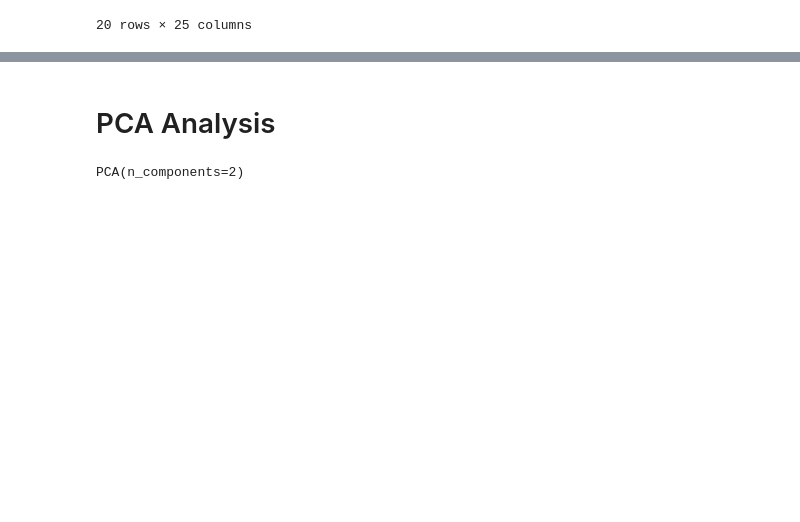
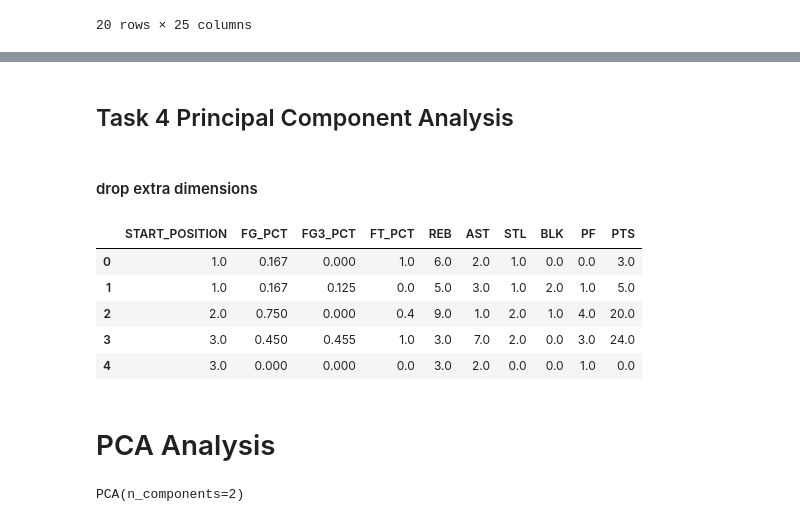
Before and after one commit to harism91/NBA-Data-mining-project, a Jupyter notebook: NBA dataset.ipynb, the cells around one changed output, grey strips where cells are left out. Drawn from its saved outputs; the diff is of its cells as text; code cells hidden in the pictures; blank space fills up the shorter version.

```diff
--- a/NBA dataset.ipynb
+++ b/NBA dataset.ipynb
@@ -215,0 +196,2 @@ data.groupby('TEAM_ID').mean()
+# %% [markdown]
+## Task 4 Principal Component Analysis
@@ -216,3 +202,34 @@ data.groupby('TEAM_ID').mean()
+# %% [markdown]
+#### drop extra dimensions
+# %%
+t4.drop(['GAME_ID'], axis=1, inplace=True)
+t4.drop(['TEAM_ID'], axis=1, inplace=True)
+t4.drop(['PLAYER_ID'], axis=1, inplace=True)
+t4.drop(['MIN'], axis=1, inplace=True)
+t4.drop(['FGM'], axis=1, inplace=True)
+t4.drop(['FGA'], axis=1, inplace=True)
+t4.drop(['FG3M'], axis=1, inplace=True)
+t4.drop(['FG3A'], axis=1, inplace=True)
+t4.drop(['PLUS_MINUS'], axis=1, inplace=True)
+t4.drop(['DREB'], axis=1, inplace=True)
+t4.drop(['OREB'], axis=1, inplace=True)
+t4.drop(['FTM'], axis=1, inplace=True)
+t4.drop(['FTA'], axis=1, inplace=True)
+t4.drop(['TO'], axis=1, inplace=True)
+t4.drop(['PLAYER_NAME'], axis=1, inplace=True)
+# t1.drop(['START_POSITION'], axis=1, inplace=True)
+# t1.drop(['FG_PCT'], axis=1, inplace=True)
+# t1.drop(['FG3_PCT'], axis=1, inplace=True)
+# t1.drop(['FT_PCT'], axis=1, inplace=True)
+# t1.drop(['PF'], axis=1, inplace=True)
+t4.head()
+# %% [output]
+|  | START_POSITION | FG_PCT | FG3_PCT | FT_PCT | REB | AST | STL | BLK | PF | PTS |
+| 0 | 1.0 | 0.167 | 0.000 | 1.0 | 6.0 | 2.0 | 1.0 | 0.0 | 0.0 | 3.0 |
+| 1 | 1.0 | 0.167 | 0.125 | 0.0 | 5.0 | 3.0 | 1.0 | 2.0 | 1.0 | 5.0 |
+| 2 | 2.0 | 0.750 | 0.000 | 0.4 | 9.0 | 1.0 | 2.0 | 1.0 | 4.0 | 20.0 |
+| 3 | 3.0 | 0.450 | 0.455 | 1.0 | 3.0 | 7.0 | 2.0 | 0.0 | 3.0 | 24.0 |
+| 4 | 3.0 | 0.000 | 0.000 | 0.0 | 3.0 | 2.0 | 0.0 | 0.0 | 1.0 | 0.0 |
 # %% [markdown]
 # PCA Analysis
 # %%
```
Also changed, not shown: parts of 25 cells of this notebook, 1 other file.
